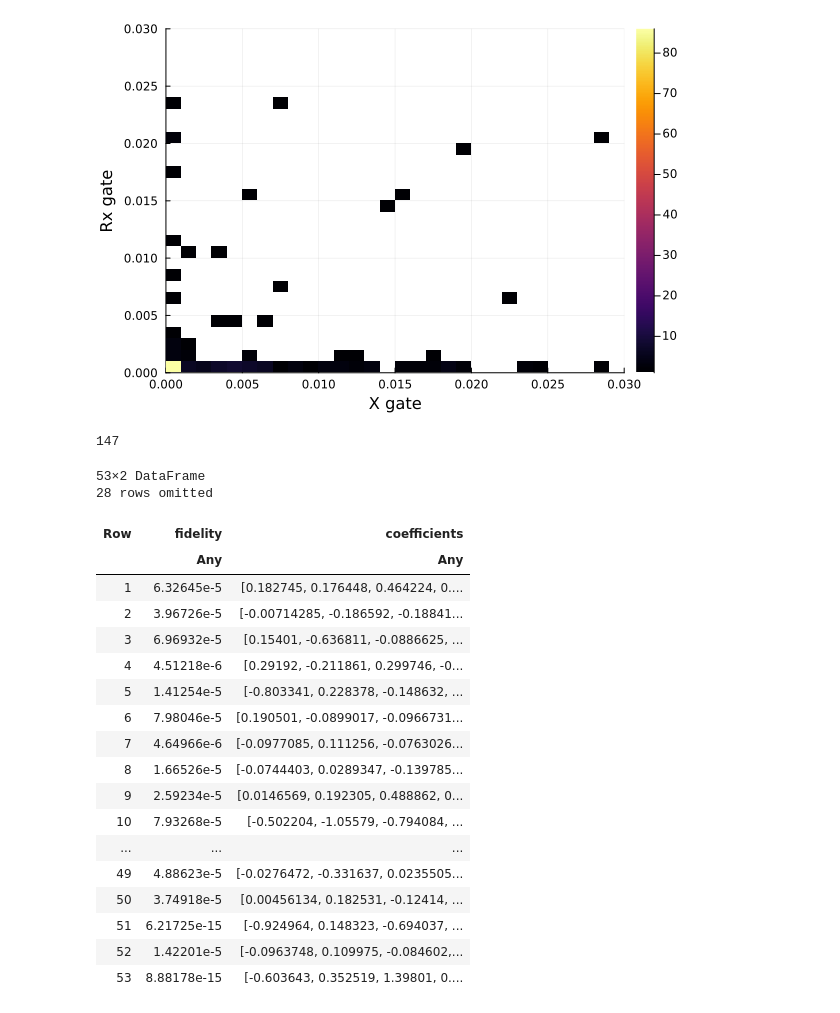
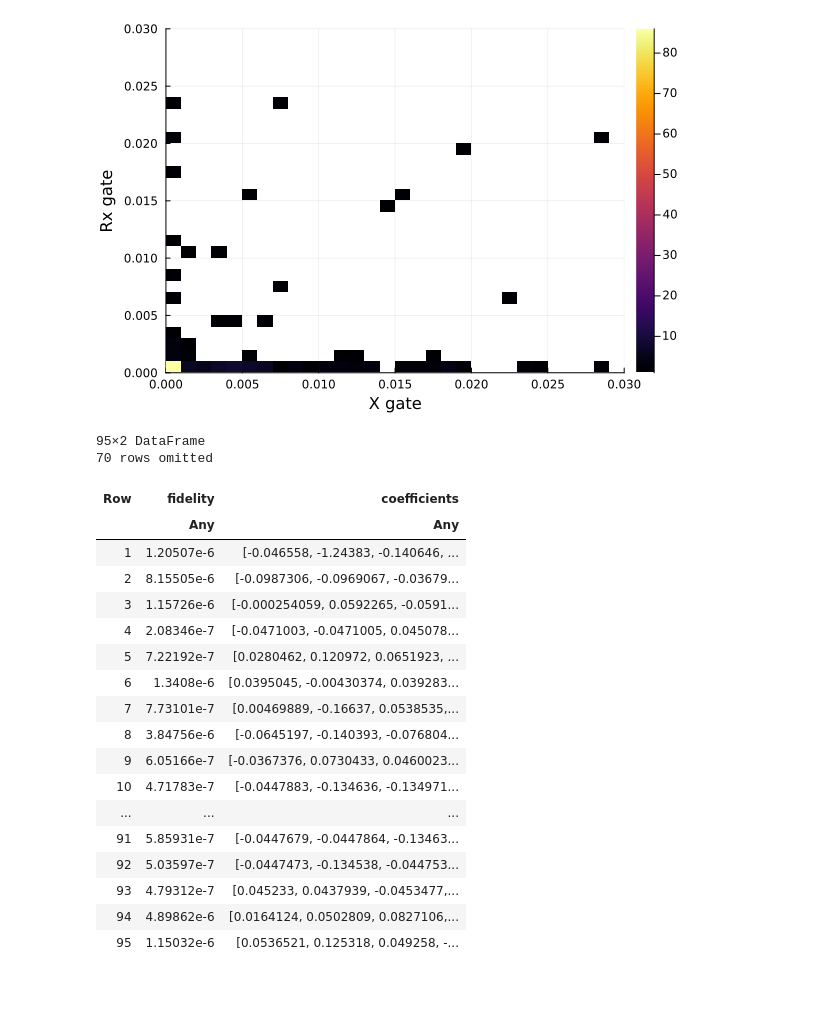
Before and after one commit to AndreaMaestri18/Opt3DQalgs, a Jupyter notebook: BTgates/src/plots_and_analysis/snap_disp_parameters_distribution.ipynb, the cells around one changed output. Saved outputs shown, nothing was run; the diff lists cells and outputs as text; code cells hidden in the pictures.

Commit message:
some data analysis

```diff
--- a/BTgates/src/plots_and_analysis/snap_disp_parameters_distribution.ipynb
+++ b/BTgates/src/plots_and_analysis/snap_disp_parameters_distribution.ipynb
@@ -4,5 +4,6 @@ using BenchmarkTools, Distributions, Random, Measures
 # %%
 X_gate = DataFrame(CSV.File("../../data/x_gate34.txt"))
+X_gate_double = DataFrame(CSV.File("../../data/x_gate23_45.txt"))
 RX_gate = DataFrame(CSV.File("../../data/rx_gate.txt"))
 # %% [output]
 200×2 DataFrame
@@ -43,3 +44,11 @@ for i in 1:length(RX_gate.coefficients)
     push!(X_NEW.coefficients,[parse(Float64, ss) for ss in split(X_gate.coefficients[i][2:end-1])])
     push!(X_NEW.fidelity, X_gate.fidelity[i])
 end
+
+X2_45_new = DataFrame(fidelity=[], coefficients=[])
+
+for i in 1:length(RX_gate.coefficients)
+    X_gate_double.coefficients[i]=replace.(X_gate_double.coefficients[i], [','] => "")
+    push!(X2_45_new.coefficients,[parse(Float64, ss) for ss in split(X_gate_double.coefficients[i][2:end-1])])
+    push!(X2_45_new.fidelity, X_gate_double.fidelity[i])
+end
@@ -71,45 +70,42 @@ ylabel!("Rx gate")
 [figure]
 # %%
 to_delete_x = []
+to_delete_x_double = []
 to_delete_rx = []
 
 for i in 1:length(X_NEW.fidelity)
     if X_NEW.fidelity[i] > 1e-4
         push!(to_delete_x, i)
     end
+    if X2_45_new.fidelity[i] > 5*1e-4
+        push!(to_delete_x_double, i)
+    end
     if RX_NEW.fidelity[i] > 1e-5
         push!(to_delete_rx, i)
     end
 end
 
-println(length(to_delete_x))
-
+delete!(X2_45_new, to_delete_x_double)
 delete!(X_NEW, to_delete_x)
 delete!(RX_NEW, to_delete_rx)
-
-RX_NEW
-
-
-X_NEW
 # %% [output]
-147
+95×2 DataFrame
+70 rows omitted
-53×2 DataFrame
-28 rows omitted
 | Row | fidelity | coefficients |
 |  | Any | Any |
-| 1 | 6.32645e-5 | [0.182745, 0.176448, 0.464224, 0.... |
-| 2 | 3.96726e-5 | [-0.00714285, -0.186592, -0.18841... |
-| 3 | 6.96932e-5 | [0.15401, -0.636811, -0.0886625, ... |
-| 4 | 4.51218e-6 | [0.29192, -0.211861, 0.299746, -0... |
-| 5 | 1.41254e-5 | [-0.803341, 0.228378, -0.148632, ... |
-| 6 | 7.98046e-5 | [0.190501, -0.0899017, -0.0966731... |
-| 7 | 4.64966e-6 | [-0.0977085, 0.111256, -0.0763026... |
-| 8 | 1.66526e-5 | [-0.0744403, 0.0289347, -0.139785... |
-| 9 | 2.59234e-5 | [0.0146569, 0.192305, 0.488862, 0... |
-| 10 | 7.93268e-5 | [-0.502204, -1.05579, -0.794084, ... |
+| 1 | 1.20507e-6 | [-0.046558, -1.24383, -0.140646, ... |
+| 2 | 8.15505e-6 | [-0.0987306, -0.0969067, -0.03679... |
+| 3 | 1.15726e-6 | [-0.000254059, 0.0592265, -0.0591... |
+| 4 | 2.08346e-7 | [-0.0471003, -0.0471005, 0.045078... |
+| 5 | 7.22192e-7 | [0.0280462, 0.120972, 0.0651923, ... |
+| 6 | 1.3408e-6 | [0.0395045, -0.00430374, 0.039283... |
+| 7 | 7.73101e-7 | [0.00469889, -0.16637, 0.0538535,... |
+| 8 | 3.84756e-6 | [-0.0645197, -0.140393, -0.076804... |
+| 9 | 6.05166e-7 | [-0.0367376, 0.0730433, 0.0460023... |
+| 10 | 4.71783e-7 | [-0.0447883, -0.134636, -0.134971... |
 | ... | ... | ... |
-| 49 | 4.88623e-5 | [-0.0276472, -0.331637, 0.0235505... |
-| 50 | 3.74918e-5 | [0.00456134, 0.182531, -0.12414, ... |
-| 51 | 6.21725e-15 | [-0.924964, 0.148323, -0.694037, ... |
-| 52 | 1.42201e-5 | [-0.0963748, 0.109975, -0.084602,... |
-| 53 | 8.88178e-15 | [-0.603643, 0.352519, 1.39801, 0.... |
+| 91 | 5.85931e-7 | [-0.0447679, -0.0447864, -0.13463... |
+| 92 | 5.03597e-7 | [-0.0447473, -0.134538, -0.044753... |
+| 93 | 4.79312e-7 | [0.045233, 0.0437939, -0.0453477,... |
+| 94 | 4.89862e-6 | [0.0164124, 0.0502809, 0.0827106,... |
+| 95 | 1.15032e-6 | [0.0536521, 0.125318, 0.049258, -... |
```
Also changed, not shown: parts of 24 cells of this notebook, 5 other files.
